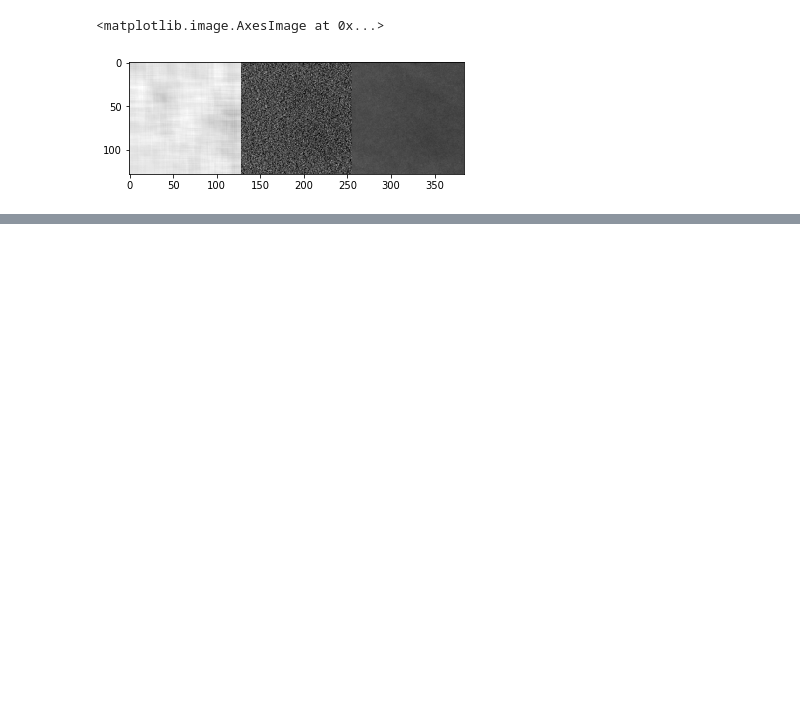
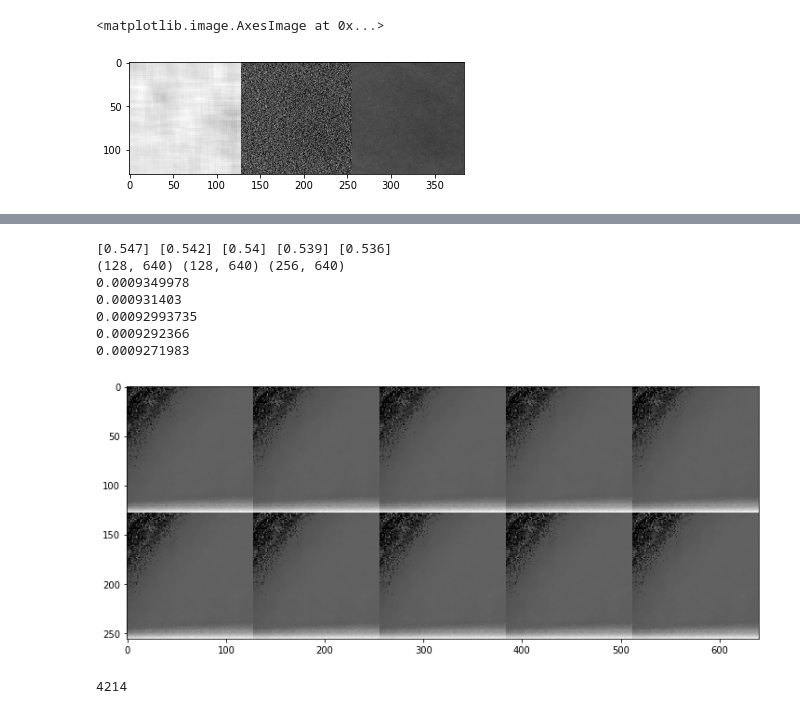
Before and after one commit to PranjalSahu/tf-adain, a Jupyter notebook: train.ipynb, the cells around one changed output, grey strips where cells are left out. Saved outputs shown, nothing was run; the diff lists cells and outputs as text; code cells hidden in the pictures; blank space fills up the shorter version.

```diff
--- a/train.ipynb
+++ b/train.ipynb
@@ -658,0 +1582,41 @@ print(np.mean(all_outputs[index]), np.mean(content_batch[index]), np.mean(style_
+# %%
+index = random.randint(100, len(x_val_array)-100)
+
+print(z_val_array[index], z_val_array[index-1], z_val_array[index-2], z_val_array[index-3], z_val_array[index-4])
+plt.figure(figsize=(15, 5))
+
+t1 = np.concatenate([y_val_array[index, :, :, 0].astype('float32'),
+                           y_val_array[index-1, :, :, 0].astype('float32'),
+                          y_val_array[index-2, :, :, 0].astype('float32'),
+                          y_val_array[index-3, :, :, 0].astype('float32'),
+                          y_val_array[index-4, :, :, 0].astype('float32')], axis=-1)
+
+t2 = np.concatenate([result[index, :, :, 0].astype('float32'),
+                           result[index-1, :, :, 0].astype('float32'),
+                          result[index-2, :, :, 0].astype('float32'),
+                          result[index-3, :, :, 0].astype('float32'),
+                          result[index-4, :, :, 0].astype('float32')], axis=-1)
+t4 = np.abs(t1-t2)
+
+t3 = np.concatenate([t1, t2], axis=0)
+print(t1.shape, t2.shape, t3.shape)
+plt.imshow(t3, cmap='gray')
+
+print(np.mean(np.abs(y_val_array[index, :, :, 0]-result[index, :, :, 0])))
+print(np.mean(np.abs(y_val_array[index-1, :, :, 0]-result[index-1, :, :, 0])))
+print(np.mean(np.abs(y_val_array[index-2, :, :, 0]-result[index-2, :, :, 0])))
+print(np.mean(np.abs(y_val_array[index-3, :, :, 0]-result[index-3, :, :, 0])))
+print(np.mean(np.abs(y_val_array[index-4, :, :, 0]-result[index-4, :, :, 0])))
+# %% [output]
+[0.547] [0.542] [0.54] [0.539] [0.536]
+(128, 640) (128, 640) (256, 640)
+0.0009349978
+0.000931403
+0.00092993735
+0.0009292366
+0.0009271983
+[figure, added]
+# %%
+print(index)
+# %% [output]
+4214
```
Also changed, not shown: parts of 14 cells of this notebook.
